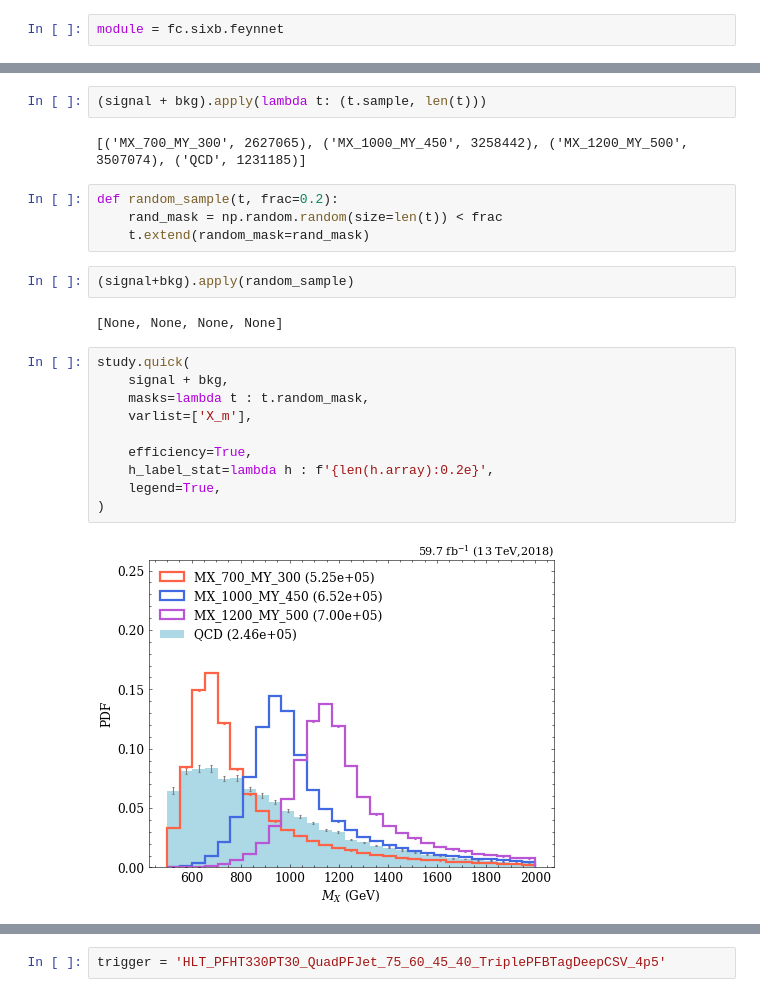
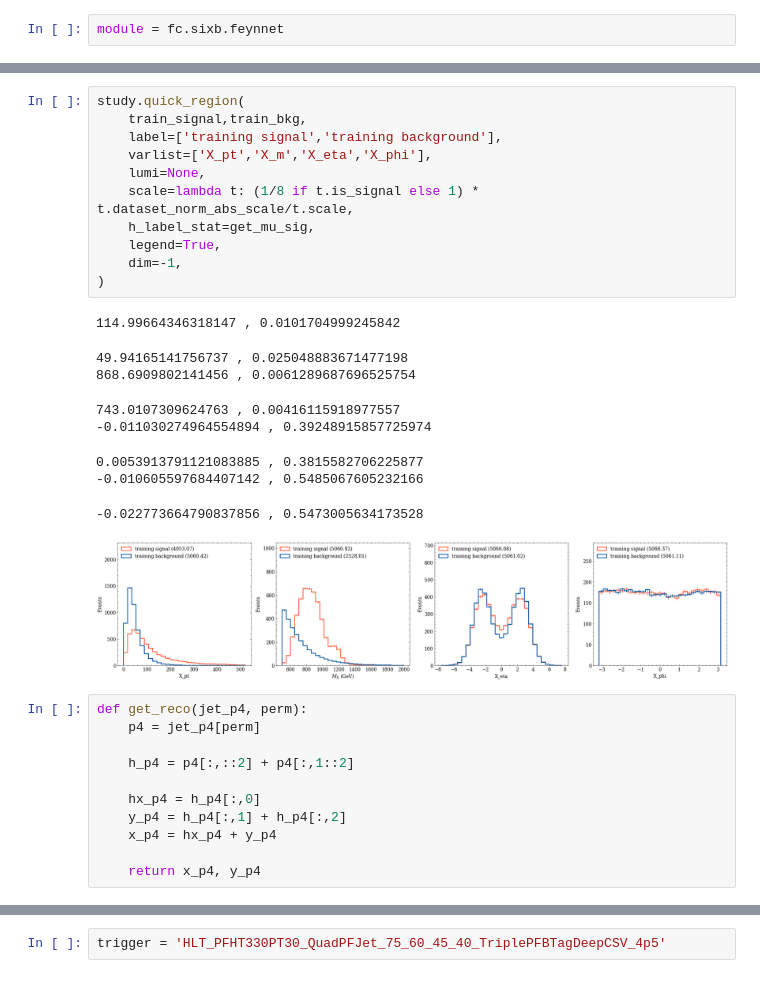
Before and after one commit to ekoenig4/analysis, a Jupyter notebook: jupyter/feynnet/test_6b_dataset.ipynb, the cells around one changed output, grey strips where cells are left out. Drawn from its saved outputs; the diff is of its cells as text.

```diff
--- a/jupyter/feynnet/test_6b_dataset.ipynb
+++ b/jupyter/feynnet/test_6b_dataset.ipynb
@@ -92,24 +120,32 @@ study.quick(
-# %%
-(signal + bkg).apply(lambda t: (t.sample, len(t)))
-# %% [output]
-[('MX_700_MY_300', 2627065), ('MX_1000_MY_450', 3258442), ('MX_1200_MY_500', 3507074), ('QCD', 1231185)]
-# %%
-def random_sample(t, frac=0.2):
-    rand_mask = np.random.random(size=len(t)) < frac
-    t.extend(random_mask=rand_mask)
-# %%
-(signal+bkg).apply(random_sample)
-# %% [output]
-[None, None, None, None]
-# %%
-study.quick(
-    signal + bkg,
-    masks=lambda t : t.random_mask,
-    varlist=['X_m'],
-
-    efficiency=True,
-    h_label_stat=lambda h : f'{len(h.array):0.2e}',
-    legend=True,
-)
-# %% [output]
-[figure, removed]
+# %%
+study.quick_region(
+    train_signal,train_bkg,
+    label=['training signal','training background'],
+    varlist=['X_pt','X_m','X_eta','X_phi'],
+    lumi=None,
+    scale=lambda t: (1/8 if t.is_signal else 1) * t.dataset_norm_abs_scale/t.scale,
+    h_label_stat=get_mu_sig,
+    legend=True,
+    dim=-1,
+)
+# %% [output]
+114.99664346318147 , 0.0101704999245842
+49.94165141756737 , 0.025048883671477198
+868.6909802141456 , 0.0061289687696525754
+743.0107309624763 , 0.00416115918977557
+-0.011030274964554894 , 0.39248915857725974
+0.0053913791121083885 , 0.3815582706225877
+-0.010605597684407142 , 0.5485067605232166
+-0.022773664790837856 , 0.5473005634173528
+[figure, added]
+# %%
+def get_reco(jet_p4, perm):
+    p4 = jet_p4[perm]
+
+    h_p4 = p4[:,::2] + p4[:,1::2]
+
+    hx_p4 = h_p4[:,0]
+    y_p4 = h_p4[:,1] + h_p4[:,2]
+    x_p4 = hx_p4 + y_p4
+
+    return x_p4, y_p4
```
Also changed, not shown: parts of 20 cells of this notebook, 20 other files.
